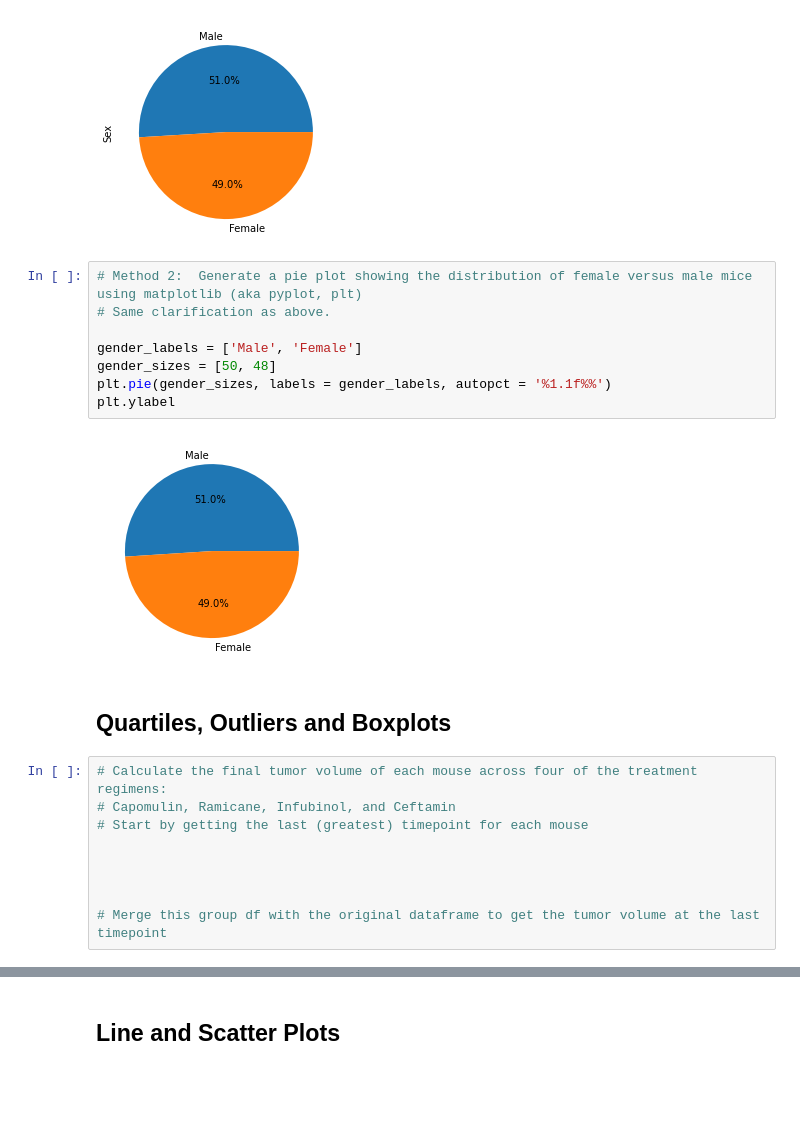
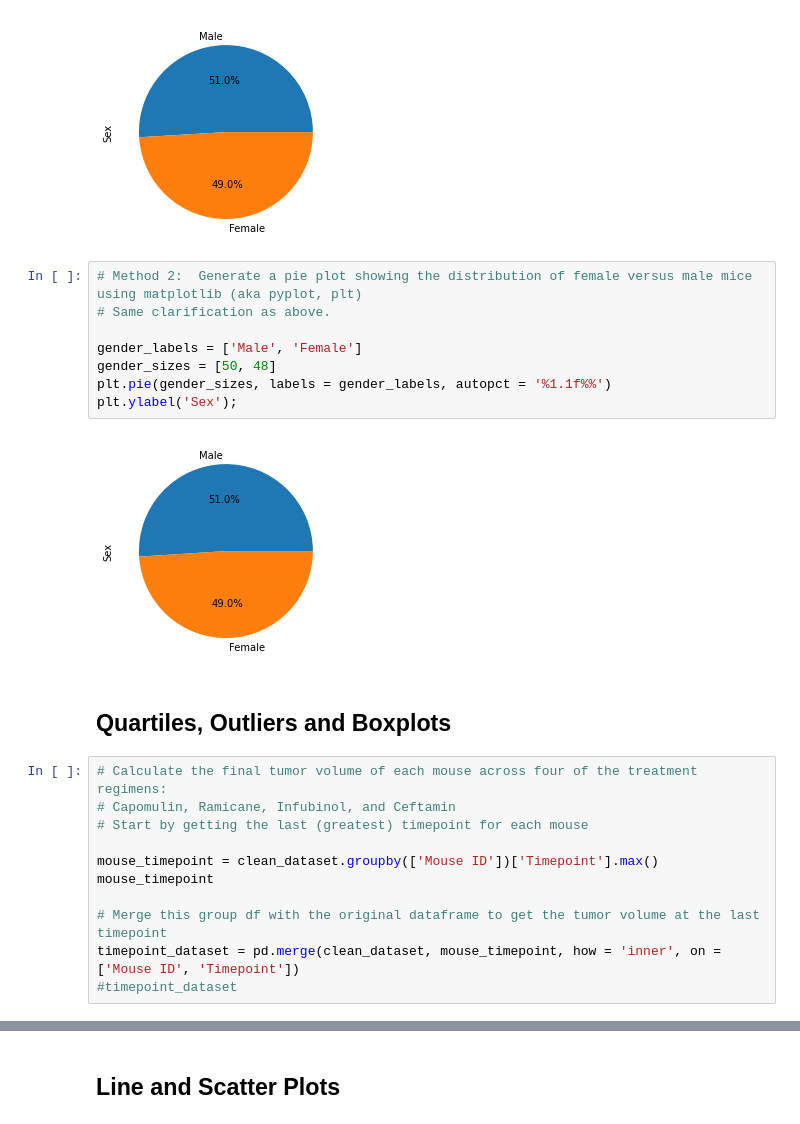
Before and after one commit to nealp1910/HW05-Matplotlib, a Jupyter notebook: Pymaceuticals/pymaceuticals_starter_guided.ipynb, the cells around one changed output, grey strips where cells are left out. Drawn from its saved outputs; the diff is of its cells as text; blank space fills up the shorter version.

```diff
--- a/Pymaceuticals/pymaceuticals_starter_guided.ipynb
+++ b/Pymaceuticals/pymaceuticals_starter_guided.ipynb
@@ -190,13 +191,13 @@ Name: Sex, dtype: int64
 # %%
 # Method 2:  Generate a pie plot showing the distribution of female versus male mice using matplotlib (aka pyplot, plt)
 # Same clarification as above.
 
 gender_labels = ['Male', 'Female']
 gender_sizes = [50, 48]
 plt.pie(gender_sizes, labels = gender_labels, autopct = '%1.1f%%')
-plt.ylabel
+plt.ylabel('Sex');
 # %% [output]
-[figure, old version]
+[figure, new version]
 # %% [markdown]
 ## Quartiles, Outliers and Boxplots
 # %%
@@ -204,9 +205,11 @@ plt.ylabel
 # Capomulin, Ramicane, Infubinol, and Ceftamin
 # Start by getting the last (greatest) timepoint for each mouse
 
-
-
+mouse_timepoint = clean_dataset.groupby(['Mouse ID'])['Timepoint'].max()
+mouse_timepoint
 
 # Merge this group df with the original dataframe to get the tumor volume at the last timepoint
+timepoint_dataset = pd.merge(clean_dataset, mouse_timepoint, how = 'inner', on = ['Mouse ID', 'Timepoint'])
+#timepoint_dataset
 # %%
 # Put treatments into a list for for loop (and later for plot labels)
```
Also changed, not shown: parts of 10 cells of this notebook.
